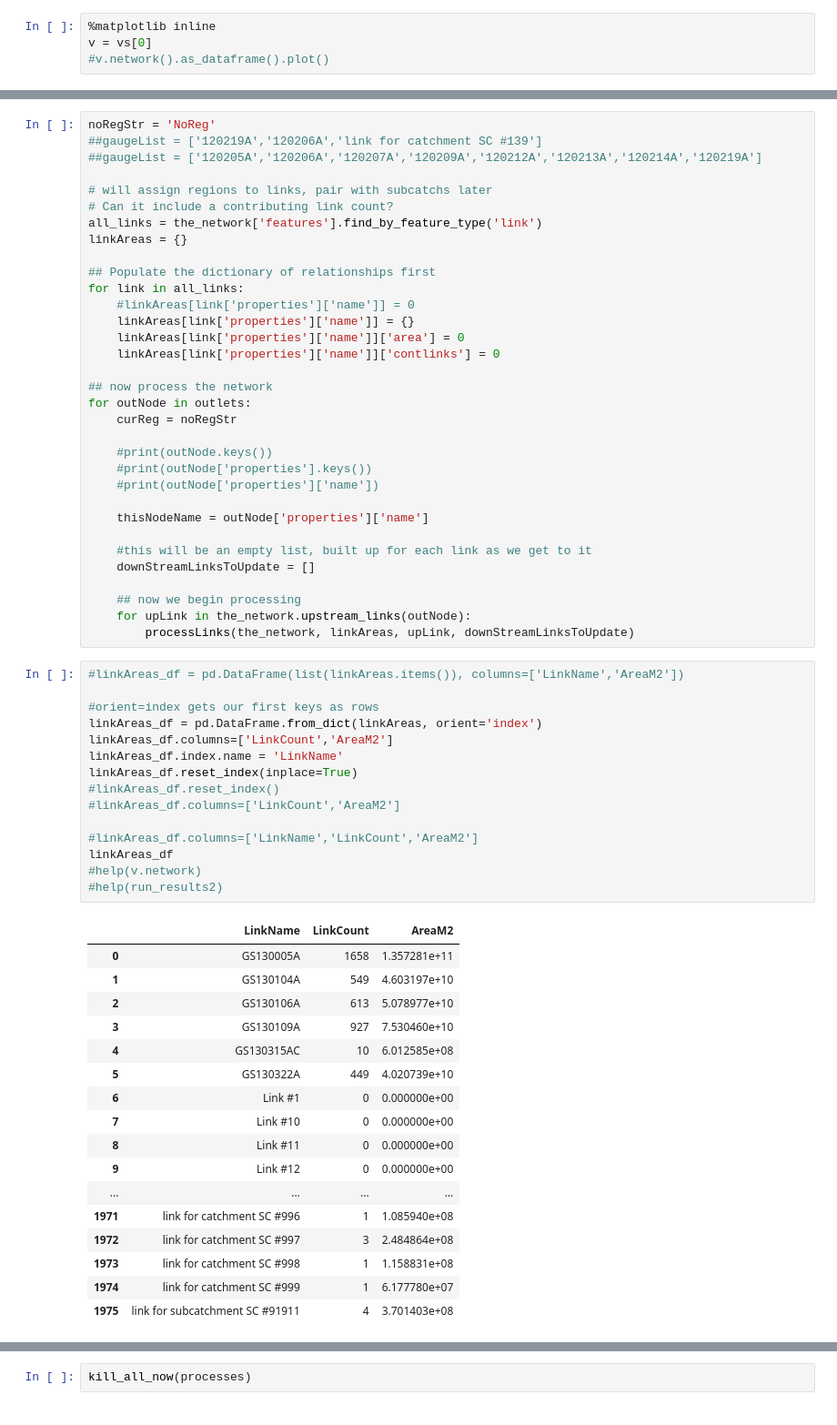
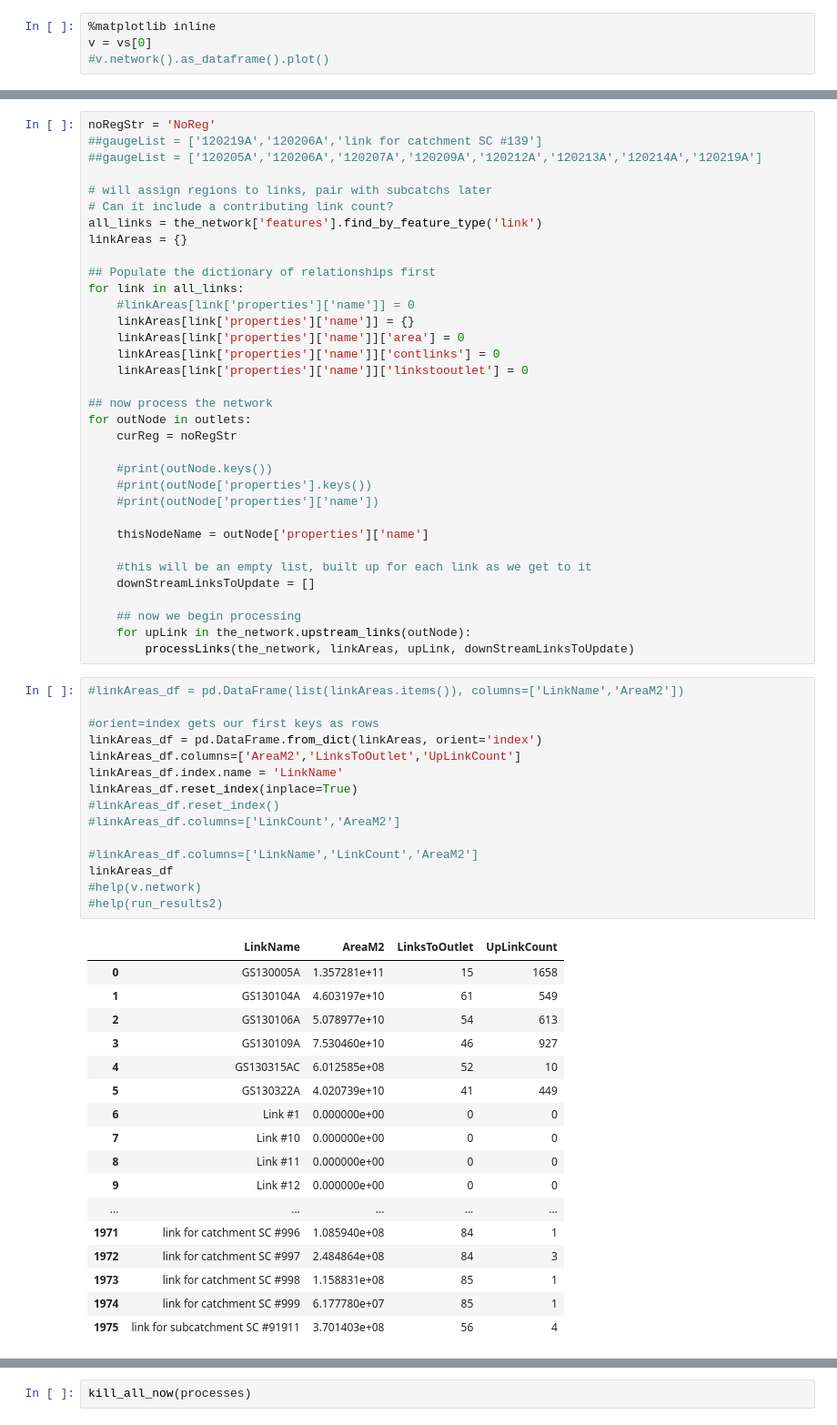
Before and after one commit to frbennett/reef_scripts, a Jupyter notebook: GBR/Examples/CalculateUpstreamContributingArea.ipynb, the cells around one changed output, grey strips where cells are left out. Shown at 91% size. Drawn from its saved outputs; the diff is of its cells as text.

Commit message:
Added number of links to outlet node

```diff
--- a/GBR/Examples/CalculateUpstreamContributingArea.ipynb
+++ b/GBR/Examples/CalculateUpstreamContributingArea.ipynb
@@ -139,6 +138,7 @@ for link in all_links:
     linkAreas[link['properties']['name']] = {}
     linkAreas[link['properties']['name']]['area'] = 0
     linkAreas[link['properties']['name']]['contlinks'] = 0
+    linkAreas[link['properties']['name']]['linkstooutlet'] = 0
 
 ## now process the network
 for outNode in outlets:
@@ -159,33 +159,33 @@ for outNode in outlets:
 # %%
 #linkAreas_df = pd.DataFrame(list(linkAreas.items()), columns=['LinkName','AreaM2'])
 
 #orient=index gets our first keys as rows
 linkAreas_df = pd.DataFrame.from_dict(linkAreas, orient='index')
-linkAreas_df.columns=['LinkCount','AreaM2']
+linkAreas_df.columns=['AreaM2','LinksToOutlet','UpLinkCount']
 linkAreas_df.index.name = 'LinkName'
 linkAreas_df.reset_index(inplace=True)
 #linkAreas_df.reset_index()
 #linkAreas_df.columns=['LinkCount','AreaM2']
 
 #linkAreas_df.columns=['LinkName','LinkCount','AreaM2']
 linkAreas_df
 #help(v.network)
 #help(run_results2)
 # %% [output]
-|  | LinkName | LinkCount | AreaM2 |
-| 0 | GS130005A | 1658 | 1.357281e+11 |
-| 1 | GS130104A | 549 | 4.603197e+10 |
-| 2 | GS130106A | 613 | 5.078977e+10 |
-| 3 | GS130109A | 927 | 7.530460e+10 |
-| 4 | GS130315AC | 10 | 6.012585e+08 |
-| 5 | GS130322A | 449 | 4.020739e+10 |
-| 6 | Link #1 | 0 | 0.000000e+00 |
-| 7 | Link #10 | 0 | 0.000000e+00 |
-| 8 | Link #11 | 0 | 0.000000e+00 |
-| 9 | Link #12 | 0 | 0.000000e+00 |
-| ... | ... | ... | ... |
-| 1971 | link for catchment SC #996 | 1 | 1.085940e+08 |
-| 1972 | link for catchment SC #997 | 3 | 2.484864e+08 |
-| 1973 | link for catchment SC #998 | 1 | 1.158831e+08 |
-| 1974 | link for catchment SC #999 | 1 | 6.177780e+07 |
-| 1975 | link for subcatchment SC #91911 | 4 | 3.701403e+08 |
+|  | LinkName | AreaM2 | LinksToOutlet | UpLinkCount |
+| 0 | GS130005A | 1.357281e+11 | 15 | 1658 |
+| 1 | GS130104A | 4.603197e+10 | 61 | 549 |
+| 2 | GS130106A | 5.078977e+10 | 54 | 613 |
+| 3 | GS130109A | 7.530460e+10 | 46 | 927 |
+| 4 | GS130315AC | 6.012585e+08 | 52 | 10 |
+| 5 | GS130322A | 4.020739e+10 | 41 | 449 |
+| 6 | Link #1 | 0.000000e+00 | 0 | 0 |
+| 7 | Link #10 | 0.000000e+00 | 0 | 0 |
+| 8 | Link #11 | 0.000000e+00 | 0 | 0 |
+| 9 | Link #12 | 0.000000e+00 | 0 | 0 |
+| ... | ... | ... | ... | ... |
+| 1971 | link for catchment SC #996 | 1.085940e+08 | 84 | 1 |
+| 1972 | link for catchment SC #997 | 2.484864e+08 | 84 | 3 |
+| 1973 | link for catchment SC #998 | 1.158831e+08 | 85 | 1 |
+| 1974 | link for catchment SC #999 | 6.177780e+07 | 85 | 1 |
+| 1975 | link for subcatchment SC #91911 | 3.701403e+08 | 56 | 4 |
```
Also changed, not shown: parts of 7 cells of this notebook.
